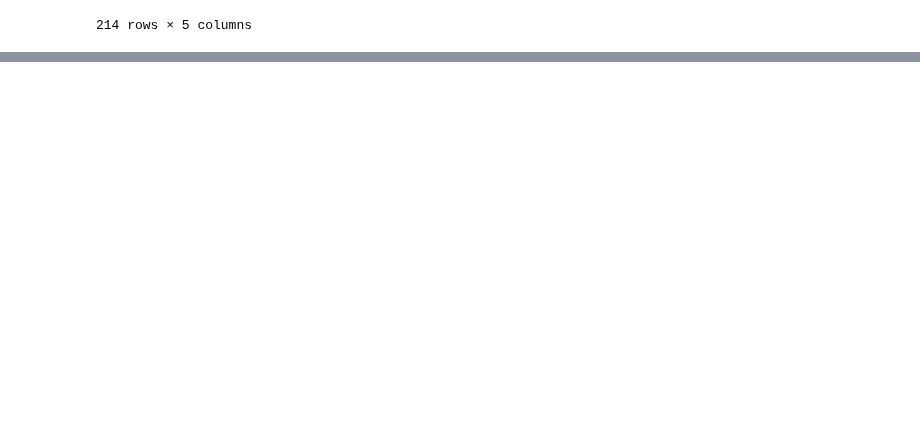
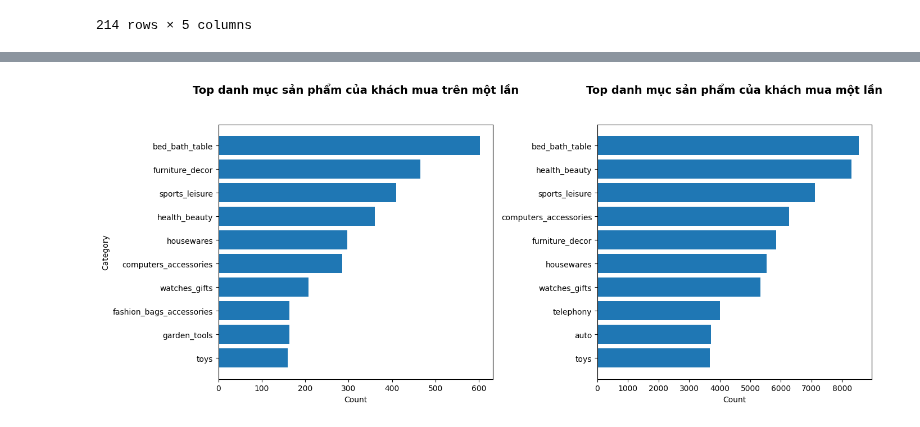
Before and after one commit to Hutramikha/Data_Analysis_SGU_2025, a Jupyter notebook: Data_analysis/final_project/Customer360-main/notebooks/03_2_diagnostic_analysis.ipynb, the cells around one changed output, grey strips where cells are left out. Cells and saved outputs as stored; diff of their text form; code cells hidden in the pictures; blank space fills up the shorter version.

```diff
--- a/Data_analysis/final_project/Customer360-main/notebooks/03_2_diagnostic_analysis.ipynb
+++ b/Data_analysis/final_project/Customer360-main/notebooks/03_2_diagnostic_analysis.ipynb
@@ -336,0 +553,3 @@ df
+# %%
+more_than_1_time_df = df[df["total_orders"] > 1]
+one_time_df = df[df["total_orders"] == 1]
@@ -336,0 +585,16 @@ df
+# %%
+more_than_1_time_df = more_than_1_time_df[~more_than_1_time_df["top_3_categories"].isnull()]
+more_than_1_time_df = more_than_1_time_df[["top_3_categories"]]
+
+top_categories_more_than_1_time_df = (
+    more_than_1_time_df["top_3_categories"]
+    .str.split("/")
+    .explode()
+    .value_counts()
+    .head(10)
+    .reset_index()
+)
+
+print("Top các loại sản phẩm của nhóm mua trên 1 lần thường mua")
+top_categories_more_than_1_time_df.columns = ["category", "count"]
+top_categories_more_than_1_time_df
@@ -336,0 +614,31 @@ df
+# %%
+df1 = top_categories_more_than_1_time_df.sort_values("count")
+df2 = top_categories_one_time_df.sort_values("count")
+
+fig, axes = plt.subplots(1, 2, figsize=(14, 6))
+
+# Subplot 1: Top categories nhóm mua >1 lần
+axes[0].barh(df1["category"], df1["count"])
+axes[0].set_title(
+    "Top danh mục sản phẩm của khách mua trên một lần",
+    fontsize=14,
+    fontweight="bold",
+    pad=40
+)
+axes[0].set_xlabel("Count")
+axes[0].set_ylabel("Category")
+
+# Subplot 2: Top categories toàn bộ
+axes[1].barh(df2["category"], df2["count"])
+axes[1].set_title(
+    "Top danh mục sản phẩm của khách mua một lần",
+    fontsize=14,
+    fontweight="bold",
+    pad=40
+)
+axes[1].set_xlabel("Count")
+
+plt.tight_layout()
+plt.show()
+# %% [output]
+[figure, added]
```
Also changed, not shown: parts of 37 cells of this notebook, 4 other files.
